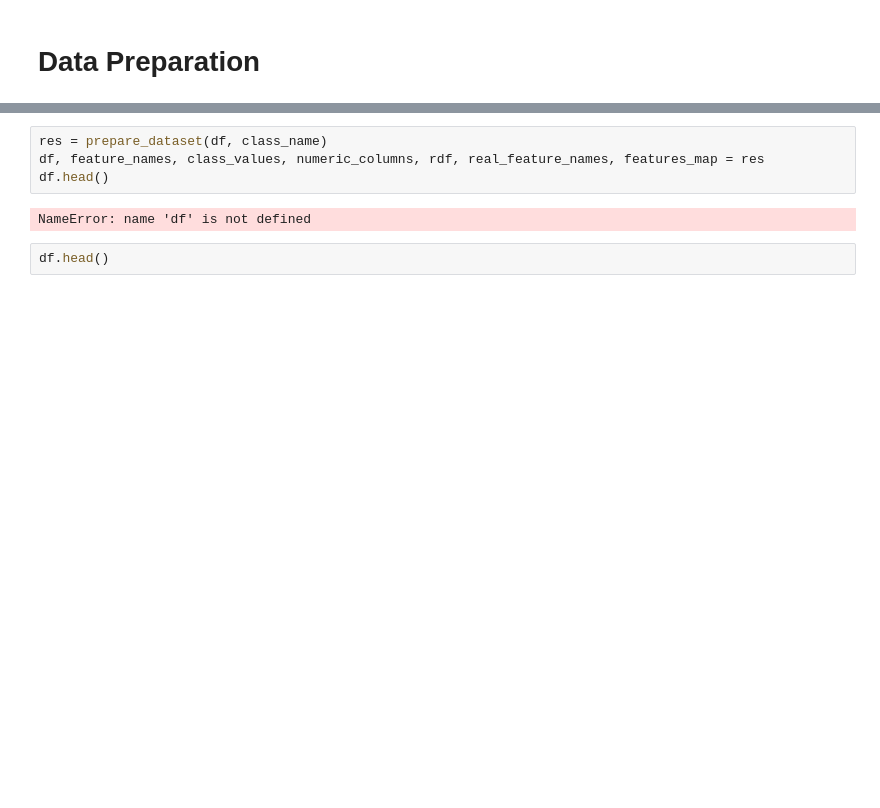
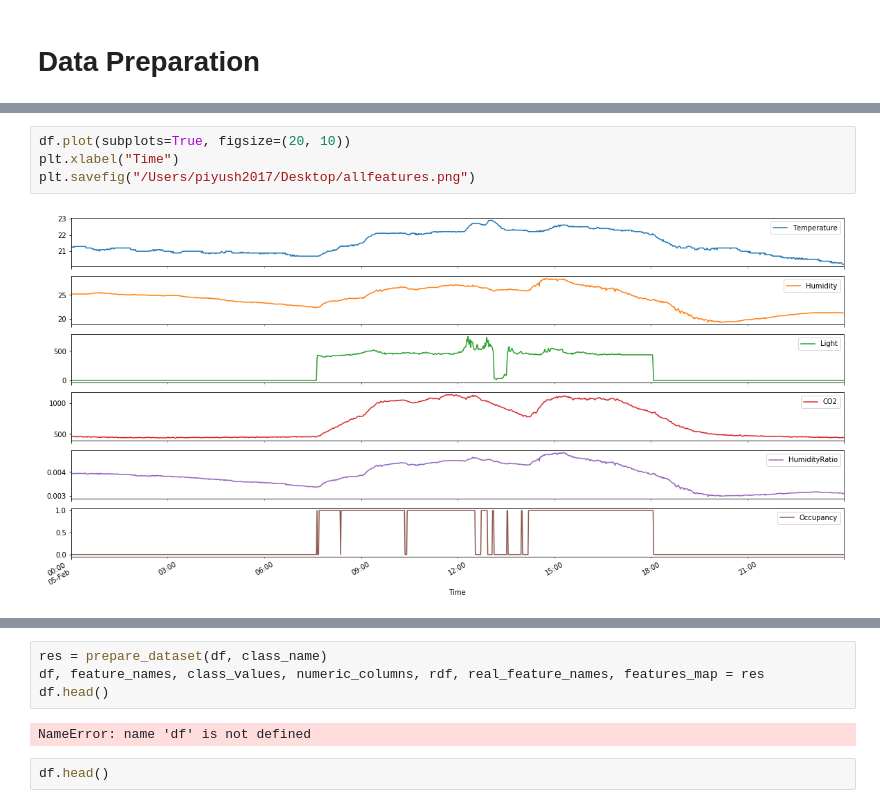
Before and after one commit to piyushtada/data_mining_2020_project_occupancy_detection, a Jupyter notebook: jupyter_notebooks/00_data_understading_preprocessing.ipynb, the cells around one changed output, grey strips where cells are left out. Saved outputs shown, nothing was run; the diff lists cells and outputs as text; blank space fills up the shorter version.

```diff
--- a/jupyter_notebooks/00_data_understading_preprocessing.ipynb
+++ b/jupyter_notebooks/00_data_understading_preprocessing.ipynb
@@ -28,0 +23,6 @@ Index(['date', 'Temperature', 'Humidity', 'Light', 'CO2', 'HumidityRatio',
+# %%
+df.plot(subplots=True, figsize=(20, 10))
+plt.xlabel("Time")
+plt.savefig("/Users/piyush2017/Desktop/allfeatures.png")
+# %% [output]
+[figure, added]
```
Also changed, not shown: parts of 4 cells of this notebook, 3 other files.
